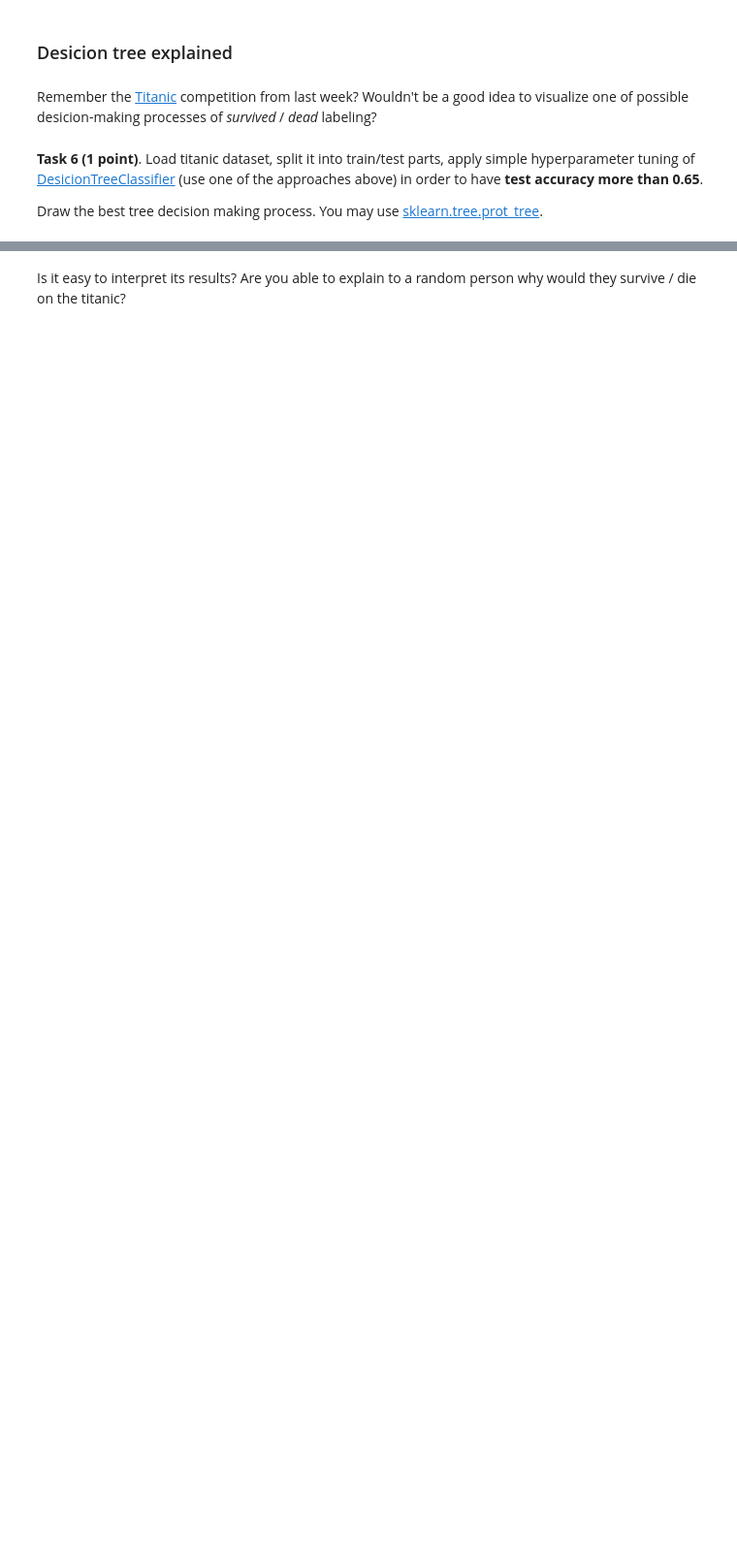
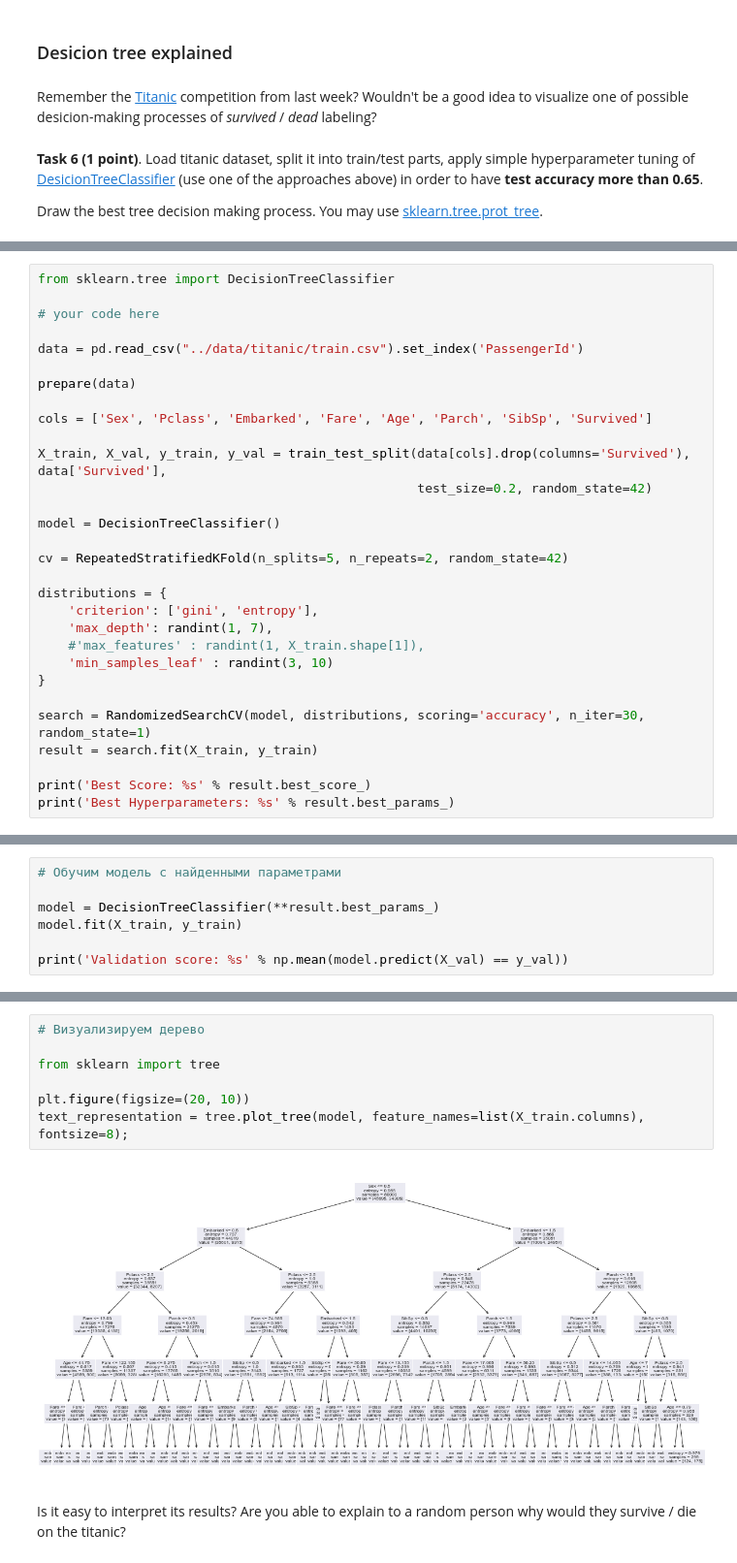
Before and after one commit to askv1/ML-2, a Jupyter notebook: rf_classifier.ipynb, the cells around one changed output, grey strips where cells are left out. Shown: that part at 97% size. Drawn from its saved outputs; the diff is of its cells as text; blank space fills up the shorter version.

```diff
--- a/rf_classifier.ipynb
+++ b/rf_classifier.ipynb
@@ -606,0 +684,30 @@ from sklearn.tree import DecisionTreeClassifier
+# %%
+from sklearn.tree import DecisionTreeClassifier
+
+# your code here
+
+data = pd.read_csv("../data/titanic/train.csv").set_index('PassengerId')
+
+prepare(data)
+
+cols = ['Sex', 'Pclass', 'Embarked', 'Fare', 'Age', 'Parch', 'SibSp', 'Survived']
+
+X_train, X_val, y_train, y_val = train_test_split(data[cols].drop(columns='Survived'), data['Survived'],
+                                                  test_size=0.2, random_state=42)
+
+model = DecisionTreeClassifier()
+
+cv = RepeatedStratifiedKFold(n_splits=5, n_repeats=2, random_state=42)
+
+distributions = {
+    'criterion': ['gini', 'entropy'],
+    'max_depth': randint(1, 7),
+    #'max_features' : randint(1, X_train.shape[1]),
+    'min_samples_leaf' : randint(3, 10)
+}
+
+search = RandomizedSearchCV(model, distributions, scoring='accuracy', n_iter=30, random_state=1)
+result = search.fit(X_train, y_train)
+
+print('Best Score: %s' % result.best_score_)
+print('Best Hyperparameters: %s' % result.best_params_)
@@ -606,0 +717,7 @@ from sklearn.tree import DecisionTreeClassifier
+# %%
+# Обучим модель с найденными параметрами
+
+model = DecisionTreeClassifier(**result.best_params_)
+model.fit(X_train, y_train)
+
+print('Validation score: %s' % np.mean(model.predict(X_val) == y_val))
@@ -607,2 +726,11 @@ from sklearn.tree import DecisionTreeClassifier
+# %%
+# Визуализируем дерево
+
+from sklearn import tree
+
+plt.figure(figsize=(20, 10))
+text_representation = tree.plot_tree(model, feature_names=list(X_train.columns), fontsize=8);
+# %% [output]
+[figure, added]
 # %% [markdown]
 Is it easy to interpret its results? Are you able to explain to a random person why would they survive / die on the titanic?
```
Also changed, not shown: parts of 25 cells of this notebook.
